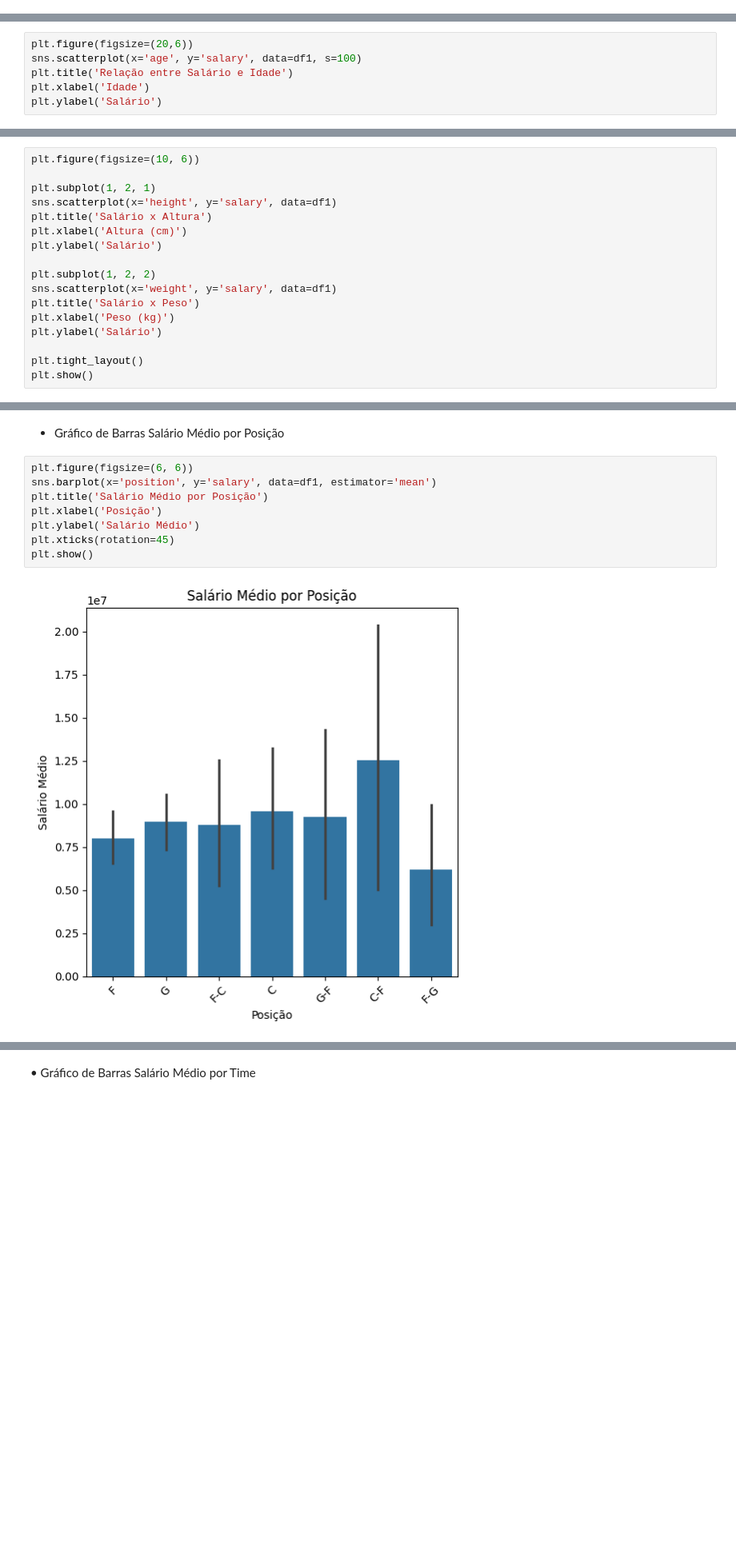
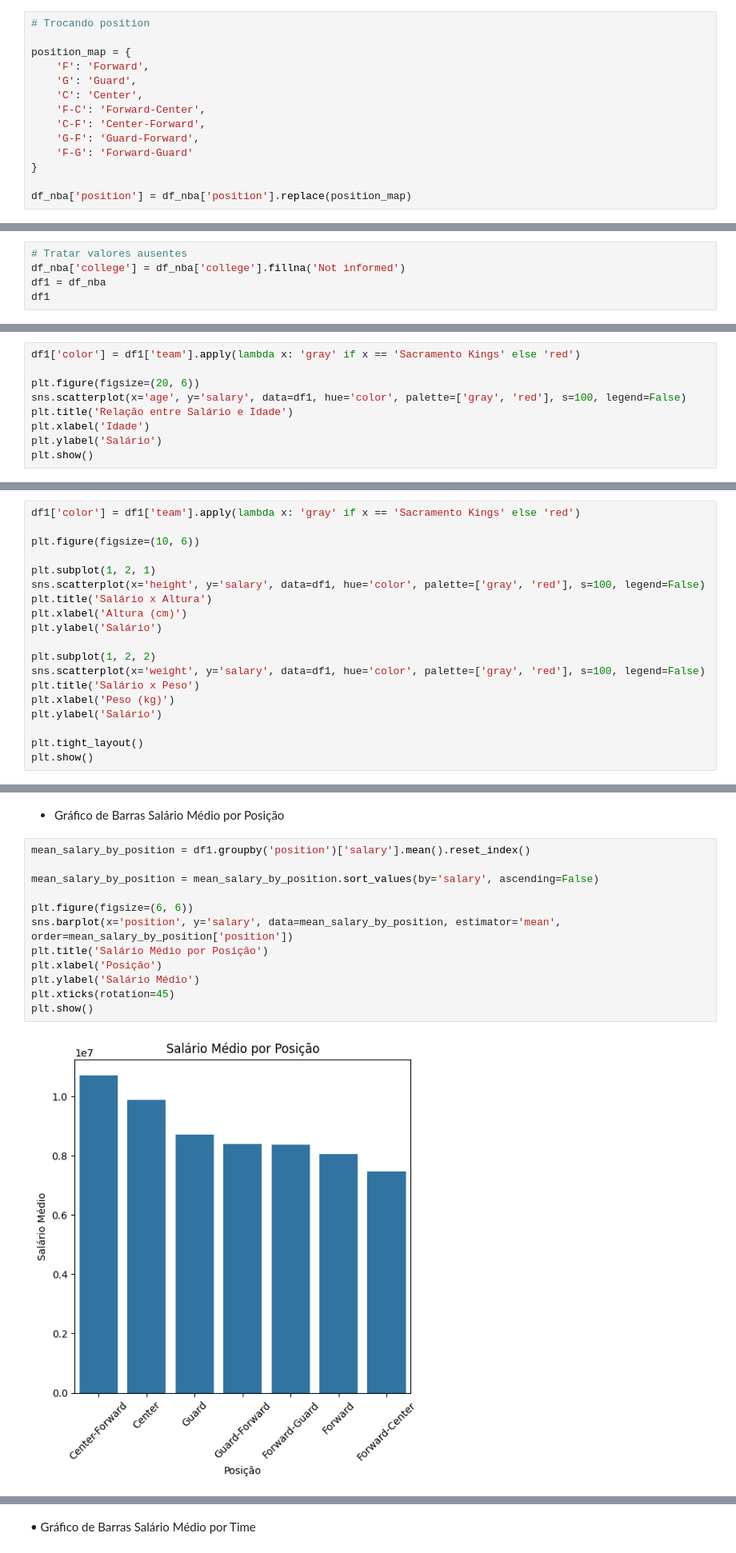
Before and after one commit to NiEl0503/simulador4, a Jupyter notebook: Simulador4.ipynb, the cells around one changed output, grey strips where cells are left out. Shown at 80% size. Drawn from its saved outputs; the diff is of its cells as text; blank space fills up the shorter version.

```diff
--- a/Simulador4.ipynb
+++ b/Simulador4.ipynb
@@ -354,0 +353,14 @@ df1
+# %%
+# Trocando position
+
+position_map = {
+    'F': 'Forward',
+    'G': 'Guard',
+    'C': 'Center',
+    'F-C': 'Forward-Center',
+    'C-F': 'Center-Forward',
+    'G-F': 'Guard-Forward',
+    'F-G': 'Forward-Guard'
+}
+
+df_nba['position'] = df_nba['position'].replace(position_map)
@@ -354,0 +388,5 @@ df1
+# %%
+# Tratar valores ausentes
+df_nba['college'] = df_nba['college'].fillna('Not informed')
+df1 = df_nba
+df1
@@ -492,7 +545,10 @@ See the caveats in the documentation: https://pandas.pydata.org/pandas-docs/stab
 # %%
-plt.figure(figsize=(20,6))
-sns.scatterplot(x='age', y='salary', data=df1, s=100)
+df1['color'] = df1['team'].apply(lambda x: 'gray' if x == 'Sacramento Kings' else 'red')
+
+plt.figure(figsize=(20, 6))
+sns.scatterplot(x='age', y='salary', data=df1, hue='color', palette=['gray', 'red'], s=100, legend=False)
 plt.title('Relação entre Salário e Idade')
 plt.xlabel('Idade')
 plt.ylabel('Salário')
+plt.show()
 # %% [output]
@@ -503,16 +558,18 @@ Text(0, 0.5, 'Salário')
 # %% [markdown]
 *   Gráfico de Dispersão Salário x Altura/Peso
 # %%
+df1['color'] = df1['team'].apply(lambda x: 'gray' if x == 'Sacramento Kings' else 'red')
+
 plt.figure(figsize=(10, 6))
 
 plt.subplot(1, 2, 1)
-sns.scatterplot(x='height', y='salary', data=df1)
+sns.scatterplot(x='height', y='salary', data=df1, hue='color', palette=['gray', 'red'], s=100, legend=False)
 plt.title('Salário x Altura')
 plt.xlabel('Altura (cm)')
 plt.ylabel('Salário')
 
 plt.subplot(1, 2, 2)
-sns.scatterplot(x='weight', y='salary', data=df1)
+sns.scatterplot(x='weight', y='salary', data=df1, hue='color', palette=['gray', 'red'], s=100, legend=False)
 plt.title('Salário x Peso')
 plt.xlabel('Peso (kg)')
 plt.ylabel('Salário')
@@ -528,13 +585,17 @@ plt.show()
 # %% [markdown]
 *   Gráfico de Barras Salário Médio por Posição
 # %%
+mean_salary_by_position = df1.groupby('position')['salary'].mean().reset_index()
+
+mean_salary_by_position = mean_salary_by_position.sort_values(by='salary', ascending=False)
+
 plt.figure(figsize=(6, 6))
-sns.barplot(x='position', y='salary', data=df1, estimator='mean')
+sns.barplot(x='position', y='salary', data=mean_salary_by_position, estimator='mean', order=mean_salary_by_position['position'])
 plt.title('Salário Médio por Posição')
 plt.xlabel('Posição')
 plt.ylabel('Salário Médio')
 plt.xticks(rotation=45)
 plt.show()
 # %% [output]
-[figure, old version]
+[figure, new version]
 # %% [markdown]
```
Also changed, not shown: parts of 45 cells of this notebook.
